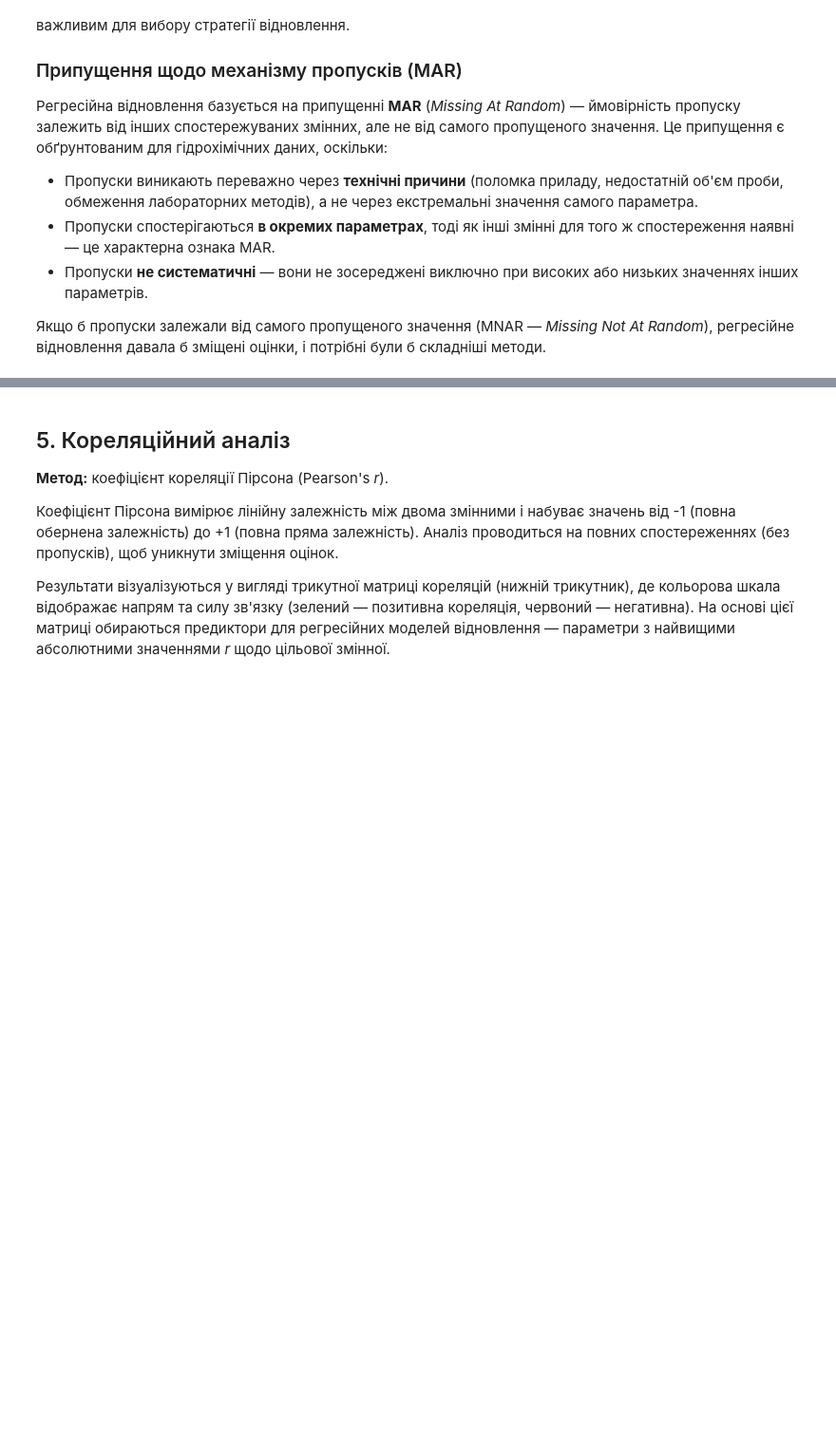
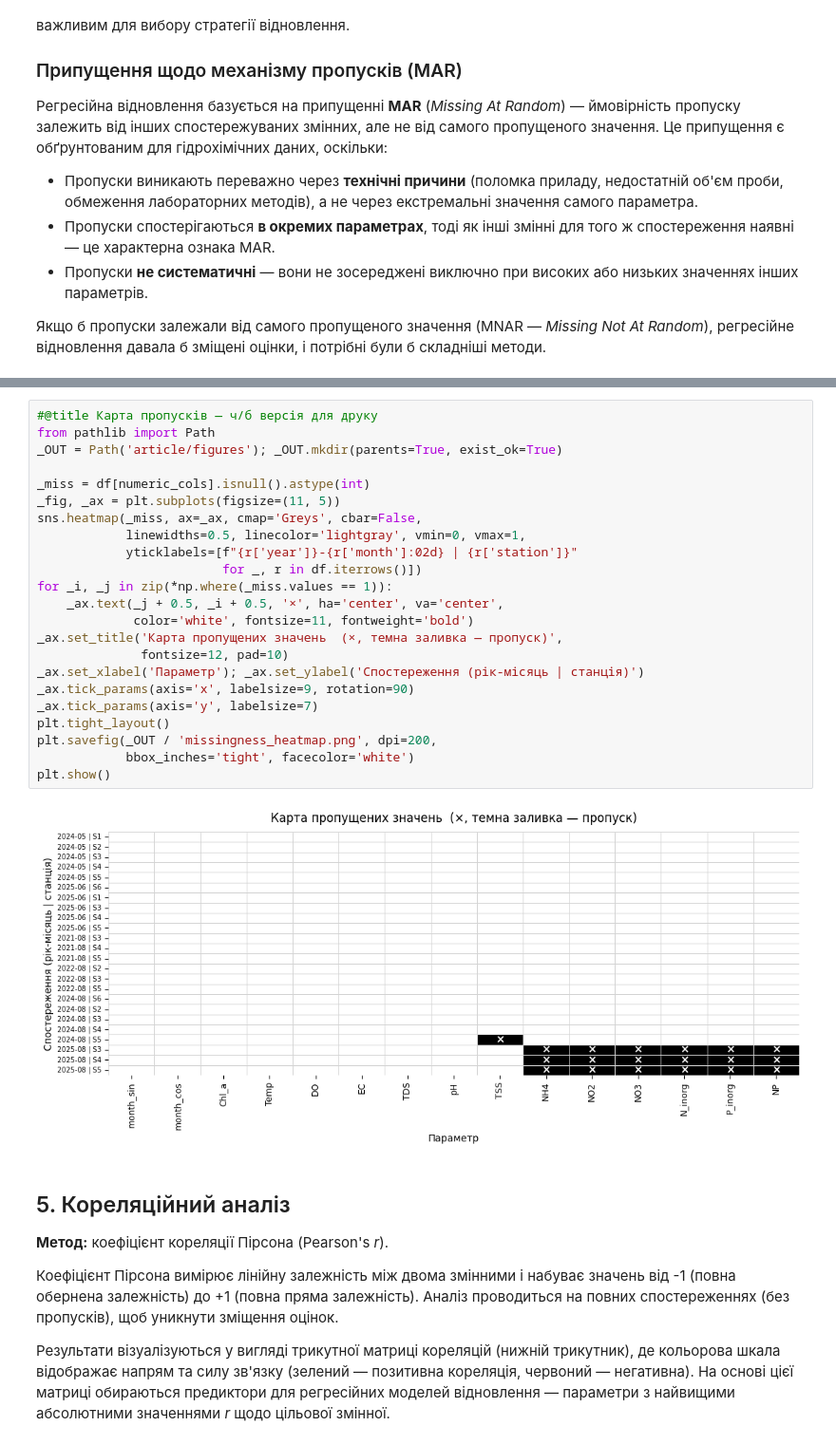
Before and after one commit to bohdan-holovin/data-analys-k, a Jupyter notebook: kanevske_analysis.ipynb, the cells around one changed output, grey strips where cells are left out. Shown at 95% size. Saved outputs shown, nothing was run; the diff lists cells and outputs as text; blank space fills up the shorter version.

```diff
--- a/kanevske_analysis.ipynb
+++ b/kanevske_analysis.ipynb
@@ -704,3 +818,28 @@ plt.show()
+# %%
+#@title Карта пропусків — ч/б версія для друку
+from pathlib import Path
+_OUT = Path('article/figures'); _OUT.mkdir(parents=True, exist_ok=True)
+
+_miss = df[numeric_cols].isnull().astype(int)
+_fig, _ax = plt.subplots(figsize=(11, 5))
+sns.heatmap(_miss, ax=_ax, cmap='Greys', cbar=False,
+            linewidths=0.5, linecolor='lightgray', vmin=0, vmax=1,
+            yticklabels=[f"{r['year']}-{r['month']:02d} | {r['station']}"
+                         for _, r in df.iterrows()])
+for _i, _j in zip(*np.where(_miss.values == 1)):
+    _ax.text(_j + 0.5, _i + 0.5, '×', ha='center', va='center',
+             color='white', fontsize=11, fontweight='bold')
+_ax.set_title('Карта пропущених значень  (×, темна заливка — пропуск)',
+              fontsize=12, pad=10)
+_ax.set_xlabel('Параметр'); _ax.set_ylabel('Спостереження (рік-місяць | станція)')
+_ax.tick_params(axis='x', labelsize=9, rotation=90)
+_ax.tick_params(axis='y', labelsize=7)
+plt.tight_layout()
+plt.savefig(_OUT / 'missingness_heatmap.png', dpi=200,
+            bbox_inches='tight', facecolor='white')
+plt.show()
+# %% [output]
+[figure, added]
 # %% [markdown]
 ## 5. Кореляційний аналіз
 
```
Also changed, not shown: parts of 25 cells of this notebook.
